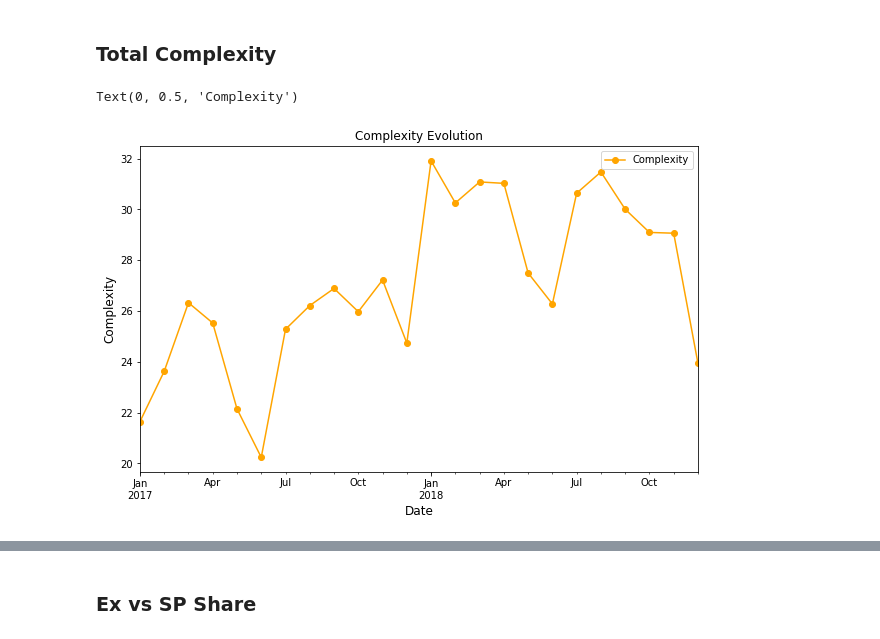
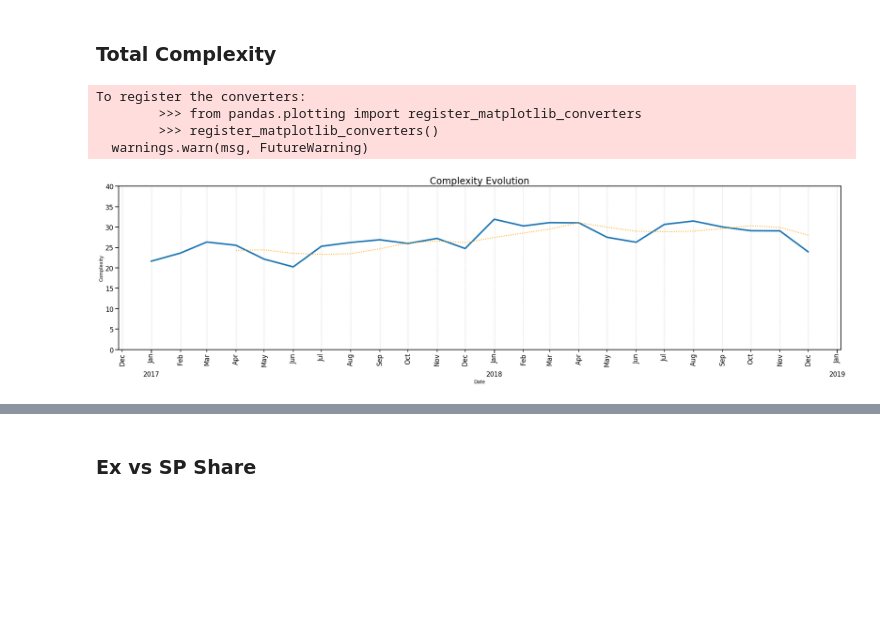
Before and after one commit to JoseNunes24/ExpeditionAnalysis, a Jupyter notebook: Expedition_Analysis.ipynb, the cells around one changed output, grey strips where cells are left out. Saved outputs shown, nothing was run; the diff lists cells and outputs as text; code cells hidden in the pictures; blank space fills up the shorter version.

Commit message:
Updated charts, more data analysis

```diff
--- a/Expedition_Analysis.ipynb
+++ b/Expedition_Analysis.ipynb
@@ -337,8 +455,7 @@ complexity = (complexity.reset_index(name='Complexity').pivot_table(
 
 complexity = pd.DataFrame(complexity.to_records())
 
-complexity = complexity.set_index(
-    pd.to_datetime(complexity[['Year','Month']].assign(day=1)))
+complexity['Date'] = pd.to_datetime(complexity[['Year','Month']].assign(day=1))
 
 complexity = complexity.drop(['Year', 'Month'], axis=1)
 # %% [markdown]
@@ -370,15 +519,63 @@ total_labels_Marketing = total_labels_Marketing.drop(['Year', 'Month'], axis=1)
 # %% [markdown]
 ## Plot data
+# %%
+import matplotlib.dates as mdates
+import matplotlib.ticker as plticker
+import seaborn as sns
+from matplotlib import pyplot
+import statsmodels.api as sm
+from pylab import rcParams
+
+# Set already the correct format for date
+years = mdates.YearLocator()
+months = mdates.MonthLocator()
+monthsFmt = mdates.DateFormatter('%b')
+yearsFmt = mdates.DateFormatter('\n\n%Y')
+
+sns.set_context("talk")
 # %% [markdown]
 ### Total Complexity
-# %%
-# Plot Complexity of SP shipments
-complexity.plot(y = 'Complexity', color='orange', title="Complexity Evolution",
-                figsize=(10,6), marker = 'o')
-
-plt.xlabel('Date', fontsize=12)
-
-plt.ylabel('Complexity', fontsize=12)
-# %% [output]
-Text(0, 0.5, 'Complexity')
-[figure, removed]
+# %%
+# Plot Complexity of MS shipments
+
+fig = plt.figure(figsize=(27.16, 7.95))
+ax = plt.axes()
+
+x = complexity['Date']
+y = complexity['Complexity']
+
+ax.plot(x, y, linewidth=4)
+
+# Create a Moving Average
+complexity['MA'] = complexity['Complexity'].rolling(window=4,center=False).mean()
+
+ax.plot(x, complexity['MA'], color='Orange', linestyle=':')
+
+ax.set_xlabel('Date', fontsize='12')
+ax.set_ylabel('Complexity', fontsize='12')
+ax.set_title('Complexity Evolution', fontsize='24')
+
+ax.set_xticks(x)
+ax.xaxis.set_minor_locator(months)
+ax.xaxis.set_minor_formatter(monthsFmt)
+plt.setp(ax.xaxis.get_minorticklabels(), rotation=90)
+ax.xaxis.set_major_locator(years)
+ax.xaxis.set_major_formatter(yearsFmt)
+ax.set_ylim(0,40)
+ax.legend().remove()
+
+# Set minor gridlines
+ax.xaxis.grid(which="minor", linestyle=':', linewidth=1)
+
+fig.tight_layout()
+plt.show()
+
+# Save the graphics. I commented these out
+#fig.savefig('complexity.png', bbox_inches='tight')
+#files.download('complexidade.png')
+# %% [output]
+To register the converters:
+        >>> from pandas.plotting import register_matplotlib_converters
+        >>> register_matplotlib_converters()
+  warnings.warn(msg, FutureWarning)
+[figure, added]
```
Also changed, not shown: parts of 42 cells of this notebook.
